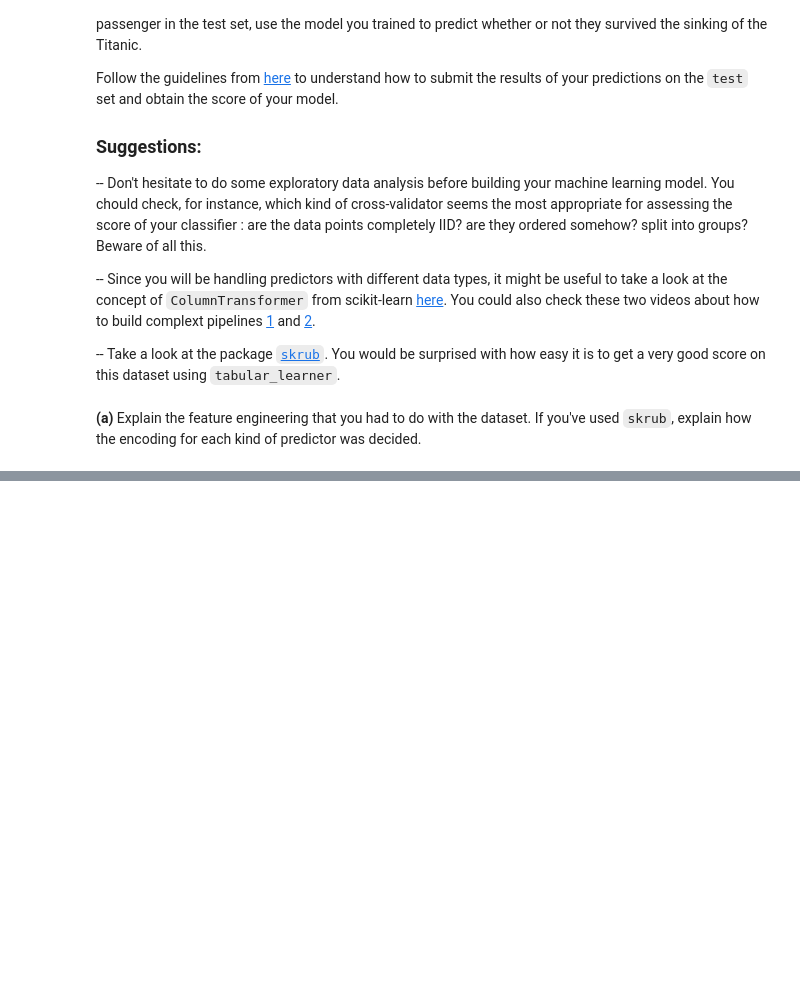
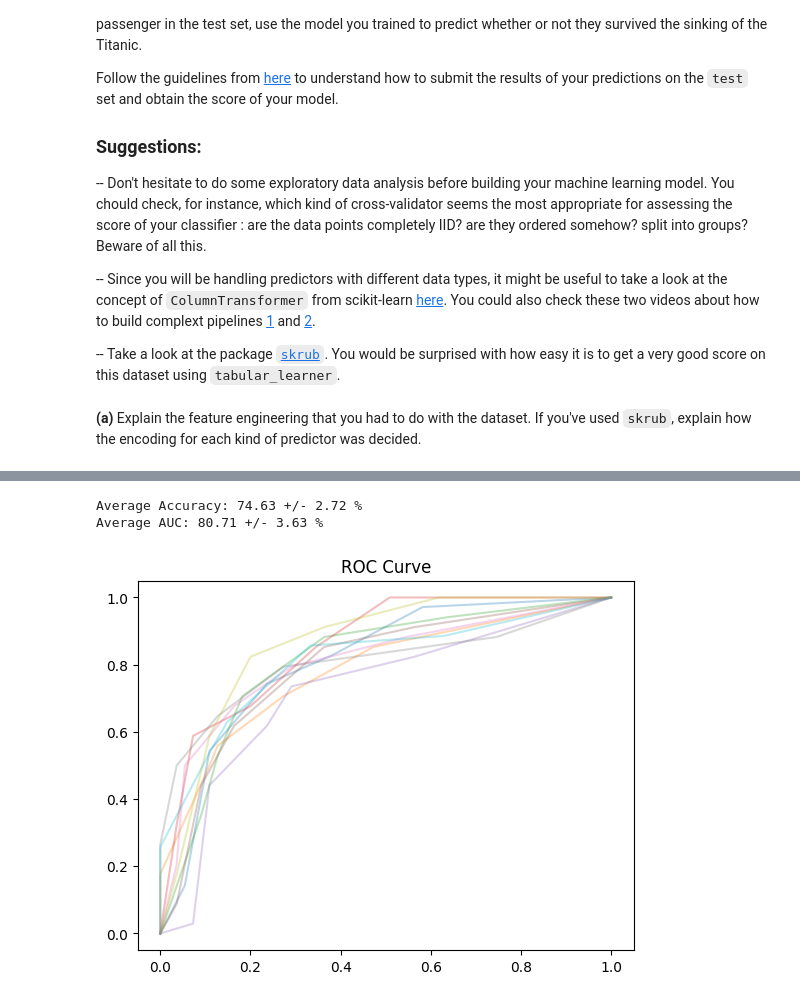
Before and after one commit to giangNguyen2007/statistical_learning, a Jupyter notebook: TP3/TP3.ipynb, the cells around one changed output, grey strips where cells are left out. Saved outputs shown, nothing was run; the diff lists cells and outputs as text; code cells hidden in the pictures; blank space fills up the shorter version.

```diff
--- a/TP3/TP3.ipynb
+++ b/TP3/TP3.ipynb
@@ -158,0 +166,16 @@ Follow the guidelines from [here](https://www.kaggle.com/competitions/titanic/ov
+# %%
+def categorize_age(age):
+    if pd.isna(age):
+        return "Undefined"
+    elif age <= 2:
+        return "Baby"
+    elif age <= 12:
+        return "Child"
+    elif age <= 17:
+        return "Teenager"
+    elif age <= 30:
+        return "Young Adult"
+    elif age <= 60:
+        return "Adult"
+    else:
+        return "Senior"
@@ -158,0 +308,64 @@ Follow the guidelines from [here](https://www.kaggle.com/competitions/titanic/ov
+# %%
+from sklearn.model_selection import StratifiedKFold
+from sklearn.neighbors import KNeighborsClassifier
+from sklearn.metrics import roc_curve, auc, accuracy_score
+from sklearn.pipeline import make_pipeline
+
+def cross_validation(X, y, model, n_splits=10, plot=False):
+    """
+    Effectue une validation croisée Stratified K-Fold et affiche la courbe ROC.
+
+    Paramètres :
+        - X : features du dataset
+        - y : labels (target)
+        - model : pipeline sklearn à évaluer
+        - n_splits : nombre de folds pour la cross-validation (par défaut : 5)
+    """
+    skf = StratifiedKFold(n_splits=n_splits, shuffle=True, random_state=42)
+    aucs = []
+    optimal_thresholds = []
+    accuracies = []
+
+    for train_idx, test_idx in skf.split(X, y):
+        X_train, X_test = X.iloc[train_idx], X.iloc[test_idx]
+        y_train, y_test = y.iloc[train_idx], y.iloc[test_idx]
+
+
+        model.fit(X_train, y_train)
+        y_proba = model.predict_proba(X_test)[:, 1]
+
+        # Calcul de la courbe ROC
+        fpr, tpr, thresholds = roc_curve(y_test, y_proba)
+        distances_upper_left_corner = np.sqrt((1 - tpr) ** 2 + fpr ** 2)
+        optimal_thresholds.append(thresholds[np.argmin(distances_upper_left_corner)])
+        roc_auc = auc(fpr, tpr)
+        aucs.append(roc_auc)
+
+        if plot:
+            plt.title("ROC Curve")
+            plt.plot(fpr, tpr, alpha=0.3, label=f'Fold AUC = {roc_auc:.2f}')
+
+        y_pred = (y_proba >= optimal_thresholds[-1]).astype(int)
+
+        # Calcul de la précision
+        acc = accuracy_score(y_test, y_pred)
+        accuracies.append(acc)
+
+    mean_acc = np.mean(accuracies)
+    std_acc = np.std(accuracies)
+    mean_auc = np.mean(aucs)
+    std_auc = np.std(aucs)
+    optimal_threshold = np.median(optimal_thresholds)
+
+    return mean_acc, std_acc, mean_auc, std_auc, optimal_threshold
+
+
+pipeline = make_pipeline(PCA(n_components=3), KNeighborsClassifier())
+mean_acc, std_acc, mean_auc, std_auc, threshold = cross_validation(X_scaled_train, y_train, pipeline, plot=True)
+
+print(f"Average Accuracy: {mean_acc * 100:.2f} +/- {std_acc * 100:.2f} %")
+print(f"Average AUC: {mean_auc * 100:.2f} +/- {std_auc * 100:.2f} %")
+# %% [output]
+Average Accuracy: 74.63 +/- 2.72 %
+Average AUC: 80.71 +/- 3.63 %
+[figure, added]
```
Also changed, not shown: parts of 21 cells of this notebook, 1 other file.
